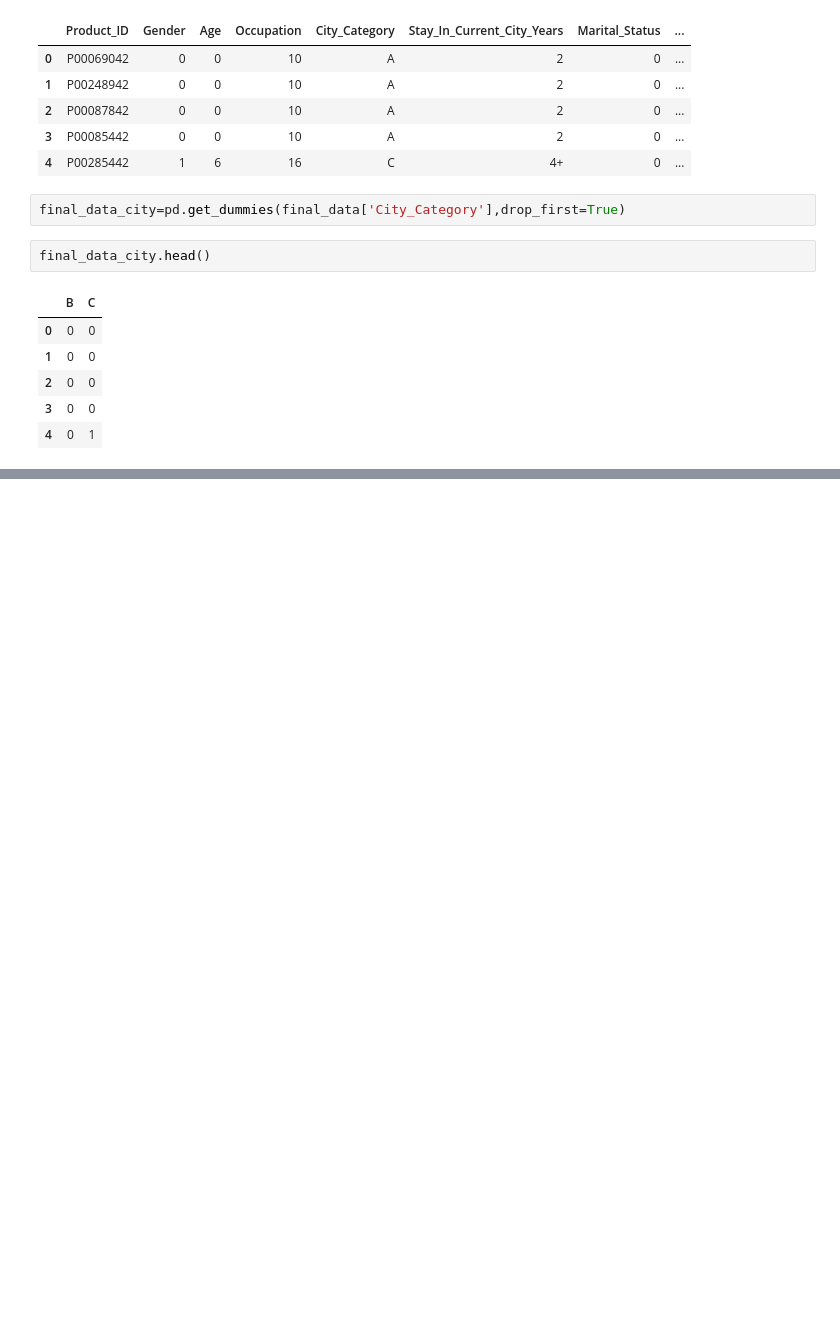
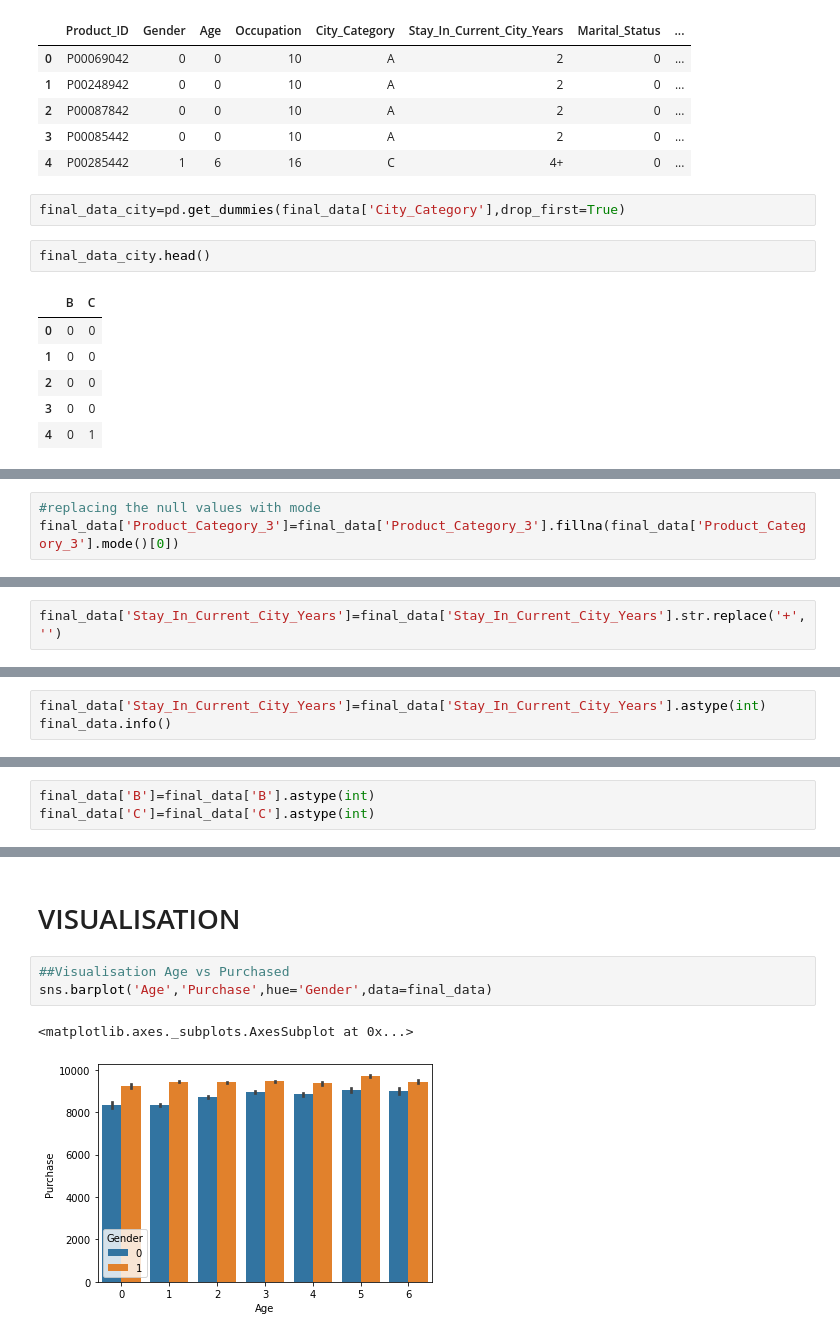
Before and after one commit to AKSHTMISHRA/ANALYSIS, a Jupyter notebook: EDA_Black_Friday.ipynb, the cells around one changed output, grey strips where cells are left out. Cells and saved outputs as stored; diff of their text form; blank space fills up the shorter version.

```diff
--- a/EDA_Black_Friday.ipynb
+++ b/EDA_Black_Friday.ipynb
@@ -150,0 +251,3 @@ final_data_city.head()
+# %%
+#replacing the null values with mode
+final_data['Product_Category_3']=final_data['Product_Category_3'].fillna(final_data['Product_Category_3'].mode()[0])
@@ -150,0 +271,2 @@ final_data_city.head()
+# %%
+final_data['Stay_In_Current_City_Years']=final_data['Stay_In_Current_City_Years'].str.replace('+','')
@@ -150,0 +304,3 @@ final_data_city.head()
+# %%
+final_data['Stay_In_Current_City_Years']=final_data['Stay_In_Current_City_Years'].astype(int)
+final_data.info()
@@ -150,0 +327,3 @@ final_data_city.head()
+# %%
+final_data['B']=final_data['B'].astype(int)
+final_data['C']=final_data['C'].astype(int)
@@ -150,0 +352,8 @@ final_data_city.head()
+# %% [markdown]
+# VISUALISATION
+# %%
+##Visualisation Age vs Purchased
+sns.barplot('Age','Purchase',hue='Gender',data=final_data)
+# %% [output]
+<matplotlib.axes._subplots.AxesSubplot at 0x...>
+[figure, added]
```
Also changed, not shown: parts of 34 cells of this notebook.
